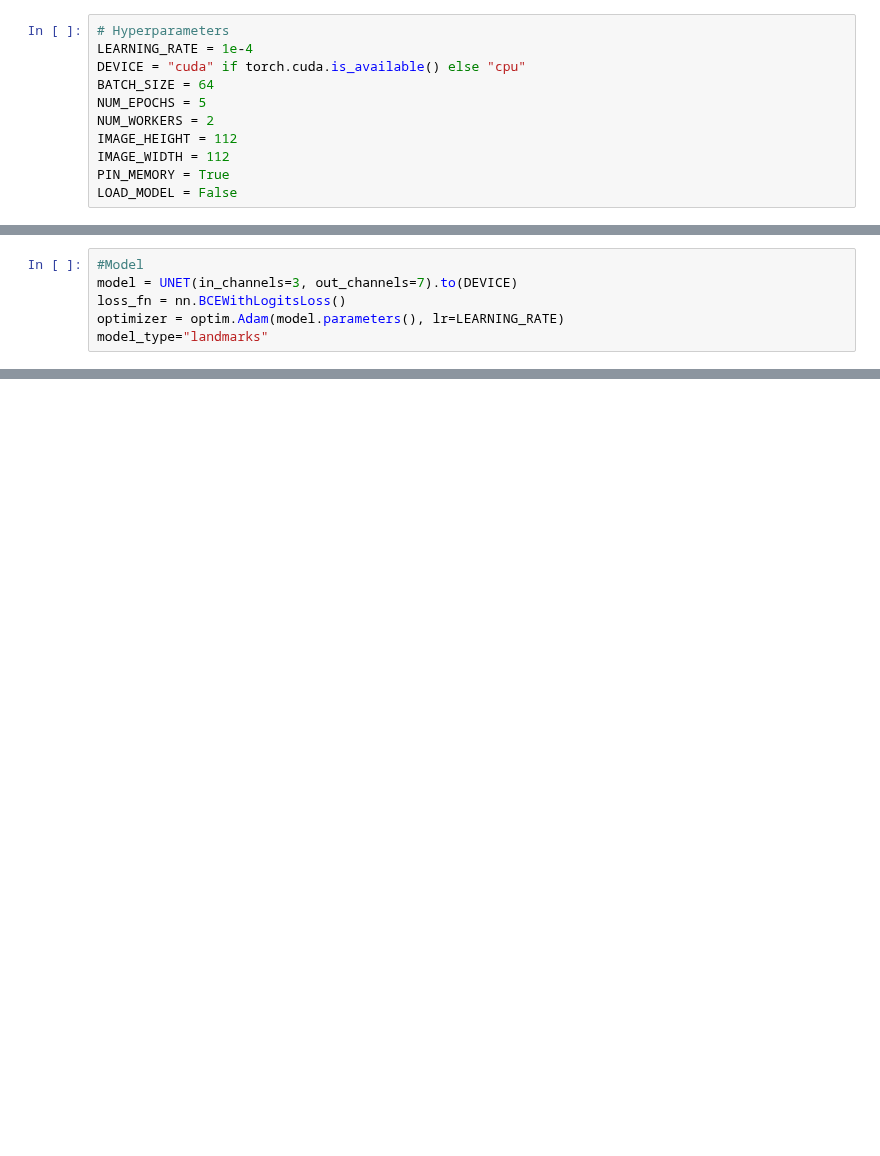
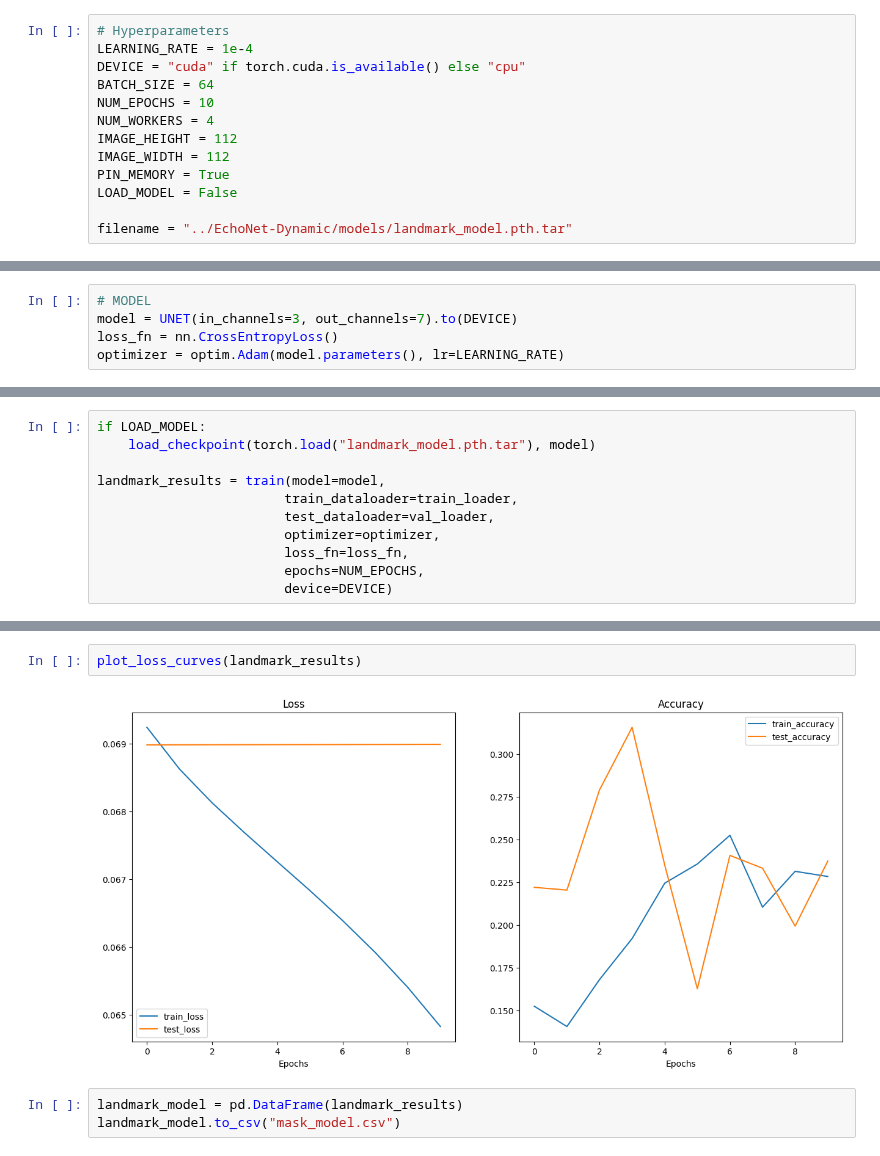
Before and after one commit to Tec-AI-23/EchoNetDynamic, a Jupyter notebook: scripts/landmarks_training.ipynb, the cells around one changed output, grey strips where cells are left out. Cells and saved outputs as stored; diff of their text form; blank space fills up the shorter version.

Commit message:
feat(landmarks) progress in training

```diff
--- a/scripts/landmarks_training.ipynb
+++ b/scripts/landmarks_training.ipynb
@@ -20,12 +25,14 @@ from utils import (
 LEARNING_RATE = 1e-4
 DEVICE = "cuda" if torch.cuda.is_available() else "cpu"
 BATCH_SIZE = 64
-NUM_EPOCHS = 5
-NUM_WORKERS = 2
+NUM_EPOCHS = 10
+NUM_WORKERS = 4
 IMAGE_HEIGHT = 112
 IMAGE_WIDTH = 112
 PIN_MEMORY = True
 LOAD_MODEL = False
+
+filename = "../EchoNet-Dynamic/models/landmark_model.pth.tar"
 # %%
 # Transformations
 train_transforms = A.Compose(
@@ -52,9 +62,8 @@ val_transforms = A.Compose(
     ]
 )
 # %%
-#Model
+# MODEL
 model = UNET(in_channels=3, out_channels=7).to(DEVICE)
-loss_fn = nn.BCEWithLogitsLoss()
+loss_fn = nn.CrossEntropyLoss()
 optimizer = optim.Adam(model.parameters(), lr=LEARNING_RATE)
-model_type="landmarks"
 # %%
@@ -111,0 +87,11 @@ AttributeError: 'str' object has no attribute 'to'
+# %%
+if LOAD_MODEL:
+    load_checkpoint(torch.load("landmark_model.pth.tar"), model)
+
+landmark_results = train(model=model,
+                        train_dataloader=train_loader,
+                        test_dataloader=val_loader,
+                        optimizer=optimizer,
+                        loss_fn=loss_fn,
+                        epochs=NUM_EPOCHS,
+                        device=DEVICE)
@@ -111,0 +119,7 @@ AttributeError: 'str' object has no attribute 'to'
+# %%
+plot_loss_curves(landmark_results)
+# %% [output]
+[figure, added]
+# %%
+landmark_model = pd.DataFrame(landmark_results)
+landmark_model.to_csv("mask_model.csv")
```
Also changed, not shown: parts of 6 cells of this notebook, 6 other files.
